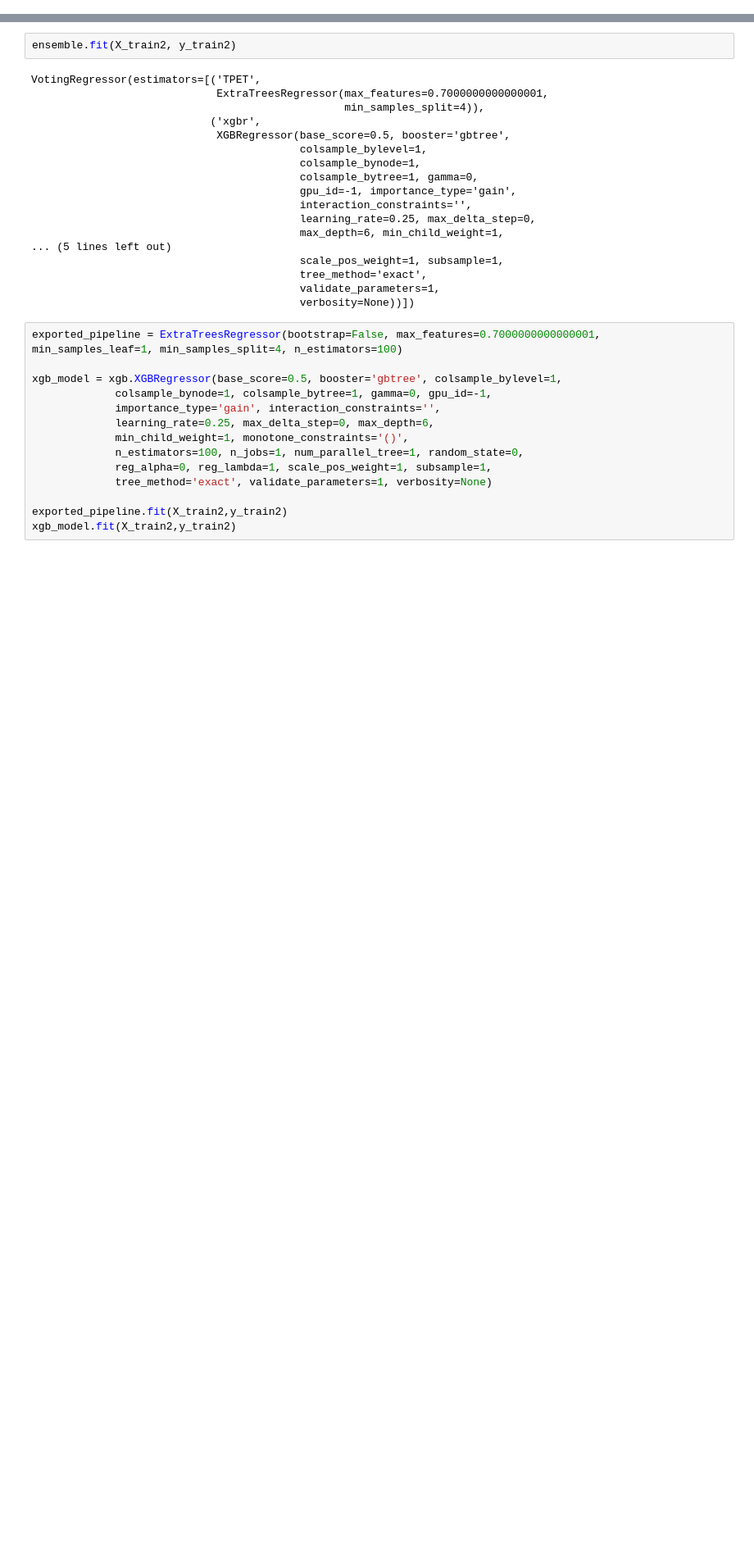
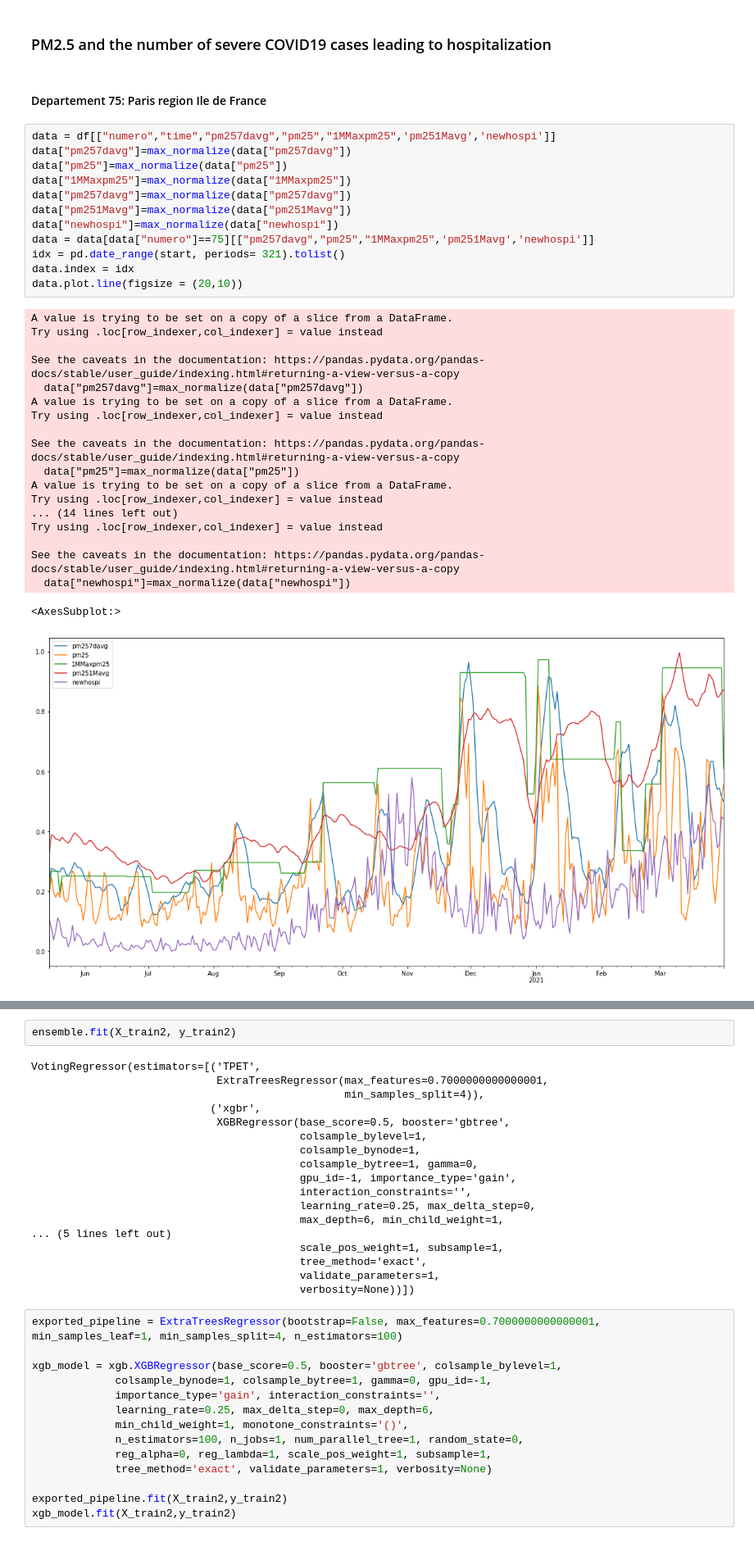
Before and after one commit to limiteinductive/covsco, a Jupyter notebook: notebooks/LG_JN.ipynb, the cells around one changed output, grey strips where cells are left out. Shown at 82% size. Saved outputs shown, nothing was run; the diff lists cells and outputs as text; blank space fills up the shorter version.

```diff
--- a/notebooks/LG_JN.ipynb
+++ b/notebooks/LG_JN.ipynb
@@ -243,0 +260,36 @@ print("\n")
+# %% [markdown]
+### PM2.5 and the number of severe COVID19 cases leading to hospitalization
+# %% [markdown]
+#### Departement 75: Paris region Ile de France
+# %%
+data = df[["numero","time","pm257davg","pm25","1MMaxpm25",'pm251Mavg','newhospi']]
+data["pm257davg"]=max_normalize(data["pm257davg"])
+data["pm25"]=max_normalize(data["pm25"])
+data["1MMaxpm25"]=max_normalize(data["1MMaxpm25"])
+data["pm257davg"]=max_normalize(data["pm257davg"])
+data["pm251Mavg"]=max_normalize(data["pm251Mavg"])
+data["newhospi"]=max_normalize(data["newhospi"])
+data = data[data["numero"]==75][["pm257davg","pm25","1MMaxpm25",'pm251Mavg','newhospi']]
+idx = pd.date_range(start, periods= 321).tolist()
+data.index = idx
+data.plot.line(figsize = (20,10))
+# %% [output]
+A value is trying to be set on a copy of a slice from a DataFrame.
+Try using .loc[row_indexer,col_indexer] = value instead
+
+See the caveats in the documentation: https://pandas.pydata.org/pandas-docs/stable/user_guide/indexing.html#returning-a-view-versus-a-copy
+  data["pm257davg"]=max_normalize(data["pm257davg"])
+A value is trying to be set on a copy of a slice from a DataFrame.
+Try using .loc[row_indexer,col_indexer] = value instead
+
+See the caveats in the documentation: https://pandas.pydata.org/pandas-docs/stable/user_guide/indexing.html#returning-a-view-versus-a-copy
+  data["pm25"]=max_normalize(data["pm25"])
+A value is trying to be set on a copy of a slice from a DataFrame.
+Try using .loc[row_indexer,col_indexer] = value instead
+... (14 lines left out)
+Try using .loc[row_indexer,col_indexer] = value instead
+
+See the caveats in the documentation: https://pandas.pydata.org/pandas-docs/stable/user_guide/indexing.html#returning-a-view-versus-a-copy
+  data["newhospi"]=max_normalize(data["newhospi"])
+<AxesSubplot:>
+[figure, added]
```
Also changed, not shown: parts of 31 cells of this notebook, 5 other files.
